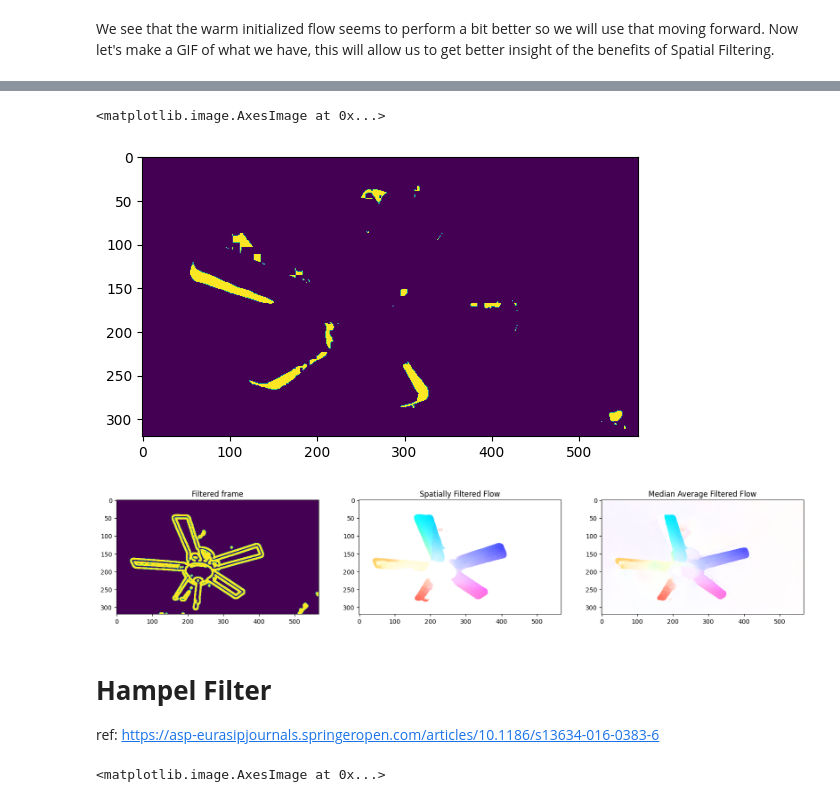
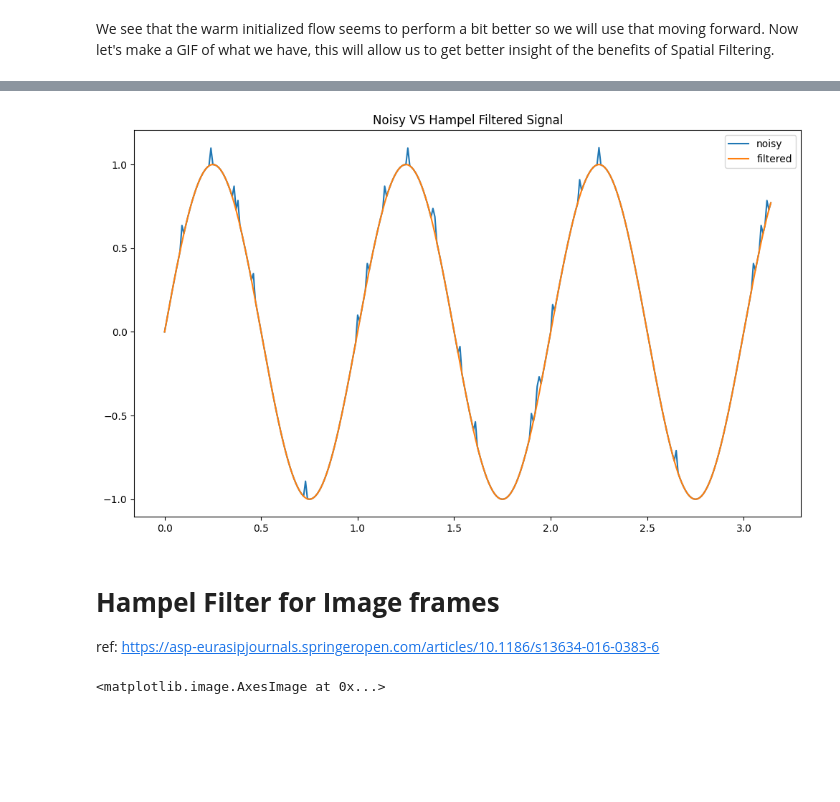
Before and after one commit to itberrios/CV_projects, a Jupyter notebook: RAFT/RAFT_filter.ipynb, the cells around one changed output, grey strips where cells are left out. Cells and saved outputs as stored; diff of their text form; code cells hidden in the pictures; blank space fills up the shorter version.

Commit message:
Added new 1d filter code and removed old filters

```diff
--- a/RAFT/RAFT_filter.ipynb
+++ b/RAFT/RAFT_filter.ipynb
@@ -365,16 +422,0 @@ s = 5          # tunable scale factor
-# %%
-avg_filtered_flows = []
-for i in range(n, len(flow_frames)):
-    flow = torch.cat(flow_frames[i-n:i])
-    # flow_norm = flow.norm(dim=1)
-
-    # compute temporal average of magnitude of flow frames
-    t_avg = flow.mean(dim=0)
-
-    test_pixels = flow[loc, :, :, :]
-
-    # remove pixels that are above the temporal average
-    mask = torch.abs(test_pixels) > s*torch.abs(t_avg)
-    test_pixels[mask] = t_avg[mask]
-
-    avg_filtered_flows.append(test_pixels)
@@ -436,21 +422,0 @@ ax[2].set_title('Rolling Average Filtered Flow');
-# %%
-n = 3          # number of taps
-loc = n - n//2 # test pixel location
-s = 5          # tunable scale factor
-# %%
-med_filtered_flows = []
-for i in range(n, len(flow_frames)):
-    flow = torch.cat(flow_frames[i-n:i])
-
-    # compute temporal median of magnitude of flow frames
-    t_med = flow.median(dim=0)[0]
-
-    test_pixels = flow[loc, :, :, :]
-
-    # remove pixels that are above the temporal average
-    mask = torch.abs(test_pixels) > s*torch.abs(t_med)
-    mask = torch.logical_and(mask[0, :, :], mask[1, :, :]).repeat(2, 1, 1)
-
-    test_pixels[mask] = t_med[mask]
-
-    med_filtered_flows.append(test_pixels)
@@ -462,30 +422,0 @@ plt.imshow(get_viz(t_med.unsqueeze(0)))
-# %%
-plt.imshow(mask[0, :, :].cpu().numpy())
-# %% [output]
-<matplotlib.image.AxesImage at 0x...>
-[figure, removed]
-# %%
-# filter results
-idx = 27
-thresh = 2
-
-og_frame = cv2.cvtColor(cv2.imread(frame_paths[idx]), cv2.COLOR_BGR2RGB)
-frame = cv2.cvtColor(og_frame, cv2.COLOR_RGB2GRAY)
-frame = filter_image(frame)
-frame = filter_image(frame)
-
-warm = flow_frames[idx].clone()
-warm[torch.abs(warm) < thresh] = 0
-
-t_med_flow = med_filtered_flows[idx - loc]
-
-_, ax = plt.subplots(1, 3, figsize=(20,10))
-
-ax[0].imshow(frame)
-ax[0].set_title('Filtered frame')
-ax[1].imshow(get_viz(warm))
-ax[1].set_title('Spatially Filtered Flow')
-ax[2].imshow(get_viz(t_med_flow.unsqueeze(0)))
-ax[2].set_title('Median Average Filtered Flow');
-# %% [output]
-[figure, removed]
@@ -492,5 +482,15 @@ ax[2].set_title('Median Average Filtered Flow');
+# %%
+y = hampel_filt_1d(x.copy(), n=5, c=1)
+# %%
+plt.figure(figsize=(12, 7))
+plt.plot(t, x_noisy, label='noisy');
+plt.plot(t, y, label='filtered');
+plt.legend();
+plt.title('Noisy VS Hampel Filtered Signal');
+# %% [output]
+[figure, added]
 # %% [markdown]
-# **Hampel Filter**
+# **Hampel Filter for Image frames**
 
 ref: https://asp-eurasipjournals.springeropen.com/articles/10.1186/s13634-016-0383-6
 # %%
```
Also changed, not shown: parts of 29 cells of this notebook.
